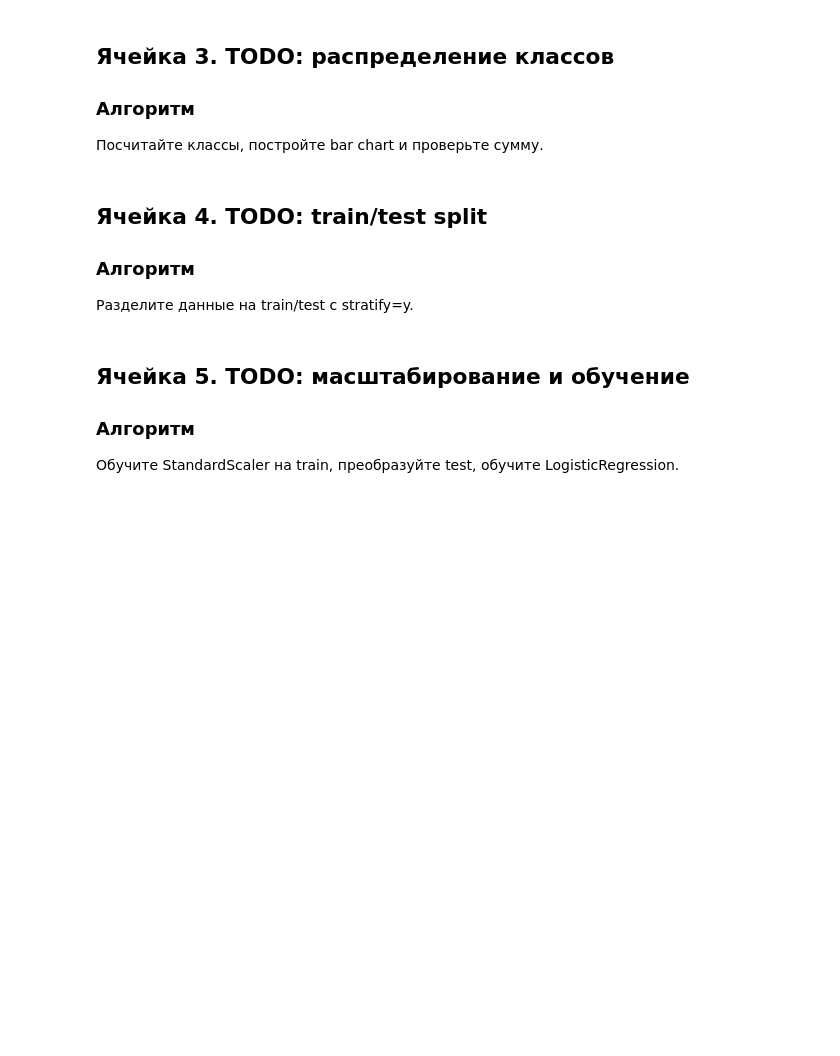
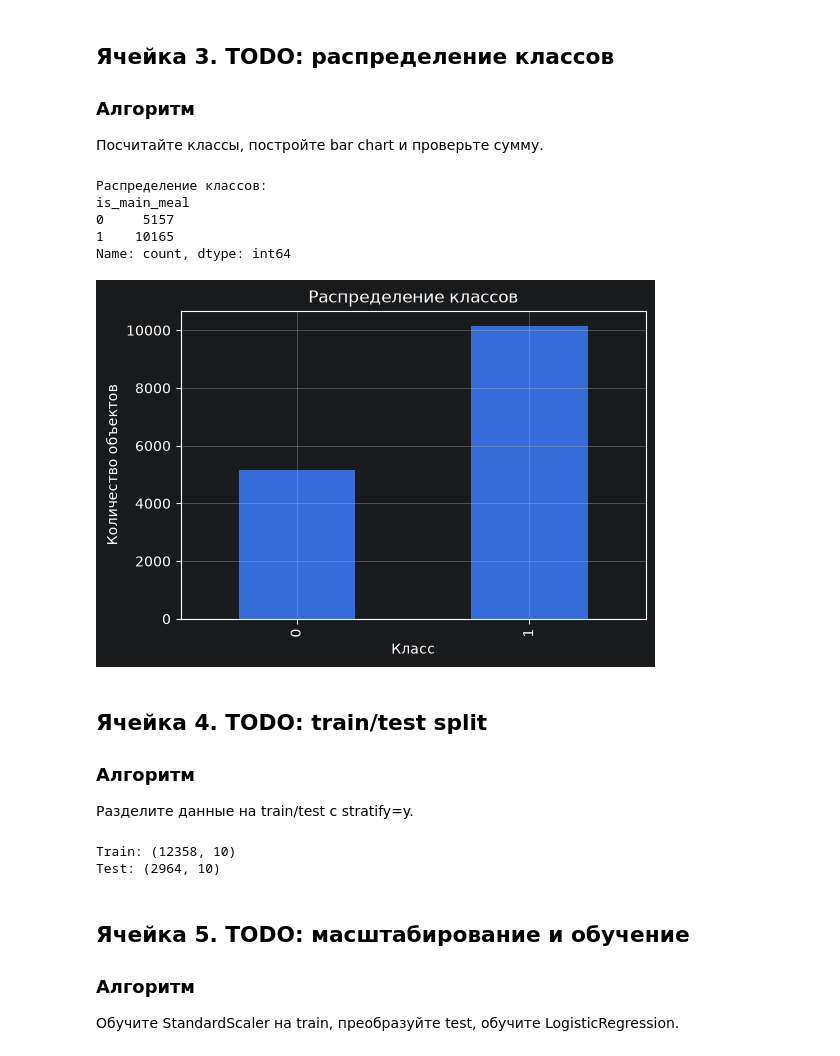
Before and after one commit to FelixTheCatW/study-ml, a Jupyter notebook: src/notebooks/block7_lesson06_classification_metrics_todo.ipynb, the cells around one changed output. Saved outputs shown, nothing was run; the diff lists cells and outputs as text; code cells hidden in the pictures; blank space fills up the shorter version.

```diff
--- a/src/notebooks/block7_lesson06_classification_metrics_todo.ipynb
+++ b/src/notebooks/block7_lesson06_classification_metrics_todo.ipynb
@@ -145,12 +151,29 @@ git push -u origin feature/block7-lesson06-classification-metrics
 
 Загрузите Breast Cancer, создайте X и y, проверьте размеры.
 # %%
-# TODO: загрузите data = load_breast_cancer()
+import pandas as pd
+from IPython.display import display
 
-# TODO: создайте X как DataFrame
+url = "../../data/daily_meal_table.csv"
+df: pd.DataFrame = pd.read_csv(url)
 
-# TODO: создайте y как Series
 
-# TODO: выведите размеры и классы
+#'energy_kcal', "products"
+feature_cols = [ 'protein_g', 'fat_g', 'carbohydrates_g', 'fiber_g', 'sugars_g', 'saturated_fat_g',
+                'cholesterol_mg', 'sodium_mg', 'potassium_mg', 'water_g', ]
+target_col = "is_main_meal"
 
-# TODO: assert len(X) == len(y)
+df[target_col] = (df["meal"] != "breakfast").astype("int8")
+
+print(df.shape)
+display(df.head())
+
+assert target_col in df.columns
+assert len(df) > 1000
+assert df.shape[1] == 16
+
+X: pd.DataFrame = pd.DataFrame(df, columns=feature_cols)
+y: pd.Series = pd.Series(df[target_col])
+
+
+assert len(X) == len(y)
@@ -161,13 +192,28 @@ git push -u origin feature/block7-lesson06-classification-metrics
 
 Посчитайте классы, постройте bar chart и проверьте сумму.
 # %%
-# TODO: создайте class_counts
+class_counts = y.value_counts().sort_index()
 
-# TODO: выведите class_counts
+print("Распределение классов:")
+print(class_counts)
 
-# TODO: постройте bar chart
+plt.figure(figsize=(6, 4))
+class_counts.plot(kind="bar")
+plt.title("Распределение классов")
+plt.xlabel("Класс")
+plt.ylabel("Количество объектов")
+plt.grid(True)
+plt.show()
 
-# TODO: assert
+assert len(class_counts) == 2
+assert class_counts.sum() == len(y)
+# %% [output]
+Распределение классов:
+is_main_meal
+0     5157
+1    10165
+Name: count, dtype: int64
+[figure, added]
 # %% [markdown]
 ## Ячейка 4. TODO: train/test split
 
@@ -175,11 +221,20 @@ git push -u origin feature/block7-lesson06-classification-metrics
 
 Разделите данные на train/test с stratify=y.
 # %%
-# TODO: выполните train_test_split
+from sklearn.model_selection import GroupShuffleSplit
 
-# TODO: выведите размеры train и test
+splitter = GroupShuffleSplit(n_splits=1, test_size=0.2, random_state=42)
+train_idx, test_idx = next(splitter.split(X, y, groups=df["id"]))
 
-# TODO: assert
+X_train, X_test = X.iloc[train_idx], X.iloc[test_idx]
+y_train, y_test = y.iloc[train_idx], y.iloc[test_idx]
+
+print("Train:", X_train.shape)
+print("Test:", X_test.shape)
+assert abs(len(X_train) / len(X_test) - 4) < 1
+# %% [output]
+Train: (12358, 10)
+Test: (2964, 10)
 # %% [markdown]
 ## Ячейка 5. TODO: масштабирование и обучение
 
```
Also changed, not shown: parts of 8 cells of this notebook.
